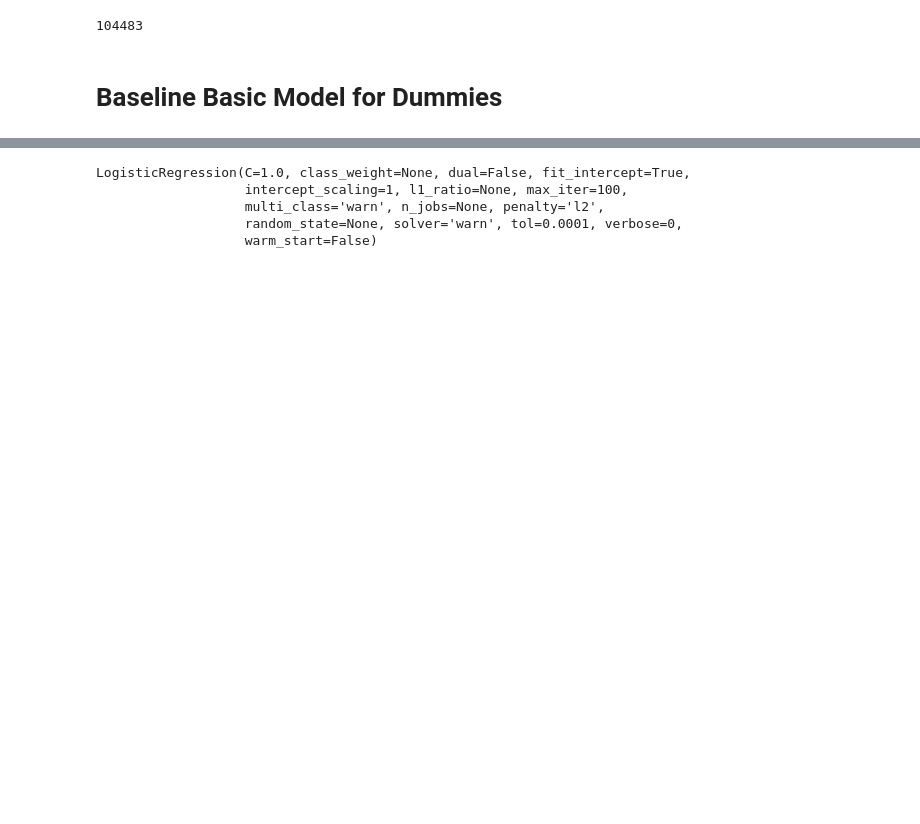
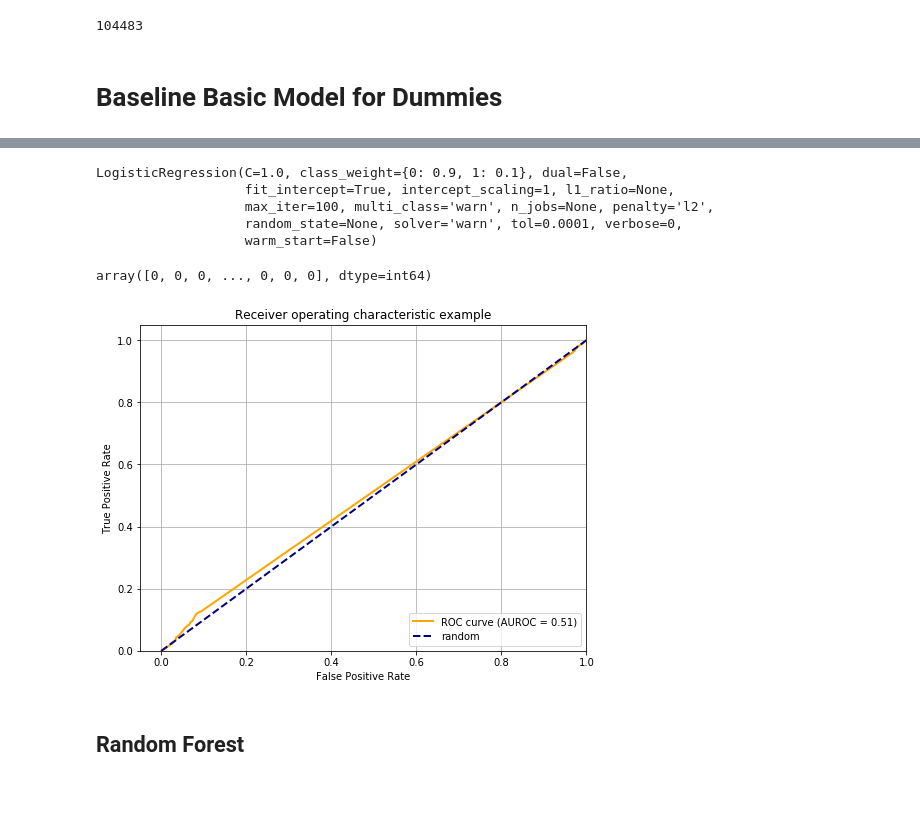
Before and after one commit to fcboss/enthusiatic_geeks_devs, a Jupyter notebook: main.ipynb, the cells around one changed output, grey strips where cells are left out. Drawn from its saved outputs; the diff is of its cells as text; code cells hidden in the pictures; blank space fills up the shorter version.

Commit message:
main_wt_logistic_auc

```diff
--- a/main.ipynb
+++ b/main.ipynb
@@ -142,11 +146,11 @@ y_test = df_test[["isfraud"]]
 # %%
 from sklearn.linear_model import LogisticRegression
 
-lr = LogisticRegression()
+lr = LogisticRegression(class_weight={0:0.9,1:0.1})
 lr.fit(x_train[["amount"]], y_train)
 # %% [output]
-LogisticRegression(C=1.0, class_weight=None, dual=False, fit_intercept=True,
-                   intercept_scaling=1, l1_ratio=None, max_iter=100,
-                   multi_class='warn', n_jobs=None, penalty='l2',
+LogisticRegression(C=1.0, class_weight={0: 0.9, 1: 0.1}, dual=False,
+                   fit_intercept=True, intercept_scaling=1, l1_ratio=None,
+                   max_iter=100, multi_class='warn', n_jobs=None, penalty='l2',
                    random_state=None, solver='warn', tol=0.0001, verbose=0,
                    warm_start=False)
@@ -154,0 +159,2 @@ lr.score(, y_ful)
+# %%
+predicted_proba_logistic = lr.predict_proba(x_train[["amount"]])[:,1]
@@ -155,2 +165,36 @@ lr.score(, y_ful)
+# %%
+roc_auc_logistic = metrics.roc_auc_score(y_train,lr.predict_proba(x_train[["amount"]])[:,1])
+# %%
+lr.predict(x_test[["amount"]])
+# %% [output]
+array([0, 0, 0, ..., 0, 0, 0], dtype=int64)
+# %%
+fpr, tpr, thresholds = metrics.roc_curve(y_score=predicted_proba_logistic, y_true=y_train.isfraud)
+def plot_roc_curve(roc_auc, fpr, tpr):
+    # Function to plot ROC Curve
+    # Note: this is ALL just matplotlib stuff, nothing scientific about it!
+
+    # Inputs:
+    #     roc_auc - AU ROC value (float)
+    #     fpr - false positive rate (output of roc_curve()) array
+    #     tpr - true positive rate (output of roc_curve()) array
+
+    plt.figure(figsize=(8,6))
+    lw = 2
+    plt.plot(fpr, tpr, color='orange', lw=lw, label='ROC curve (AUROC = %0.2f)' % roc_auc)
+    plt.plot([0, 1], [0, 1], color='navy', lw=lw, linestyle='--', label='random')
+    plt.xlim([-0.05, 1.0])
+    plt.ylim([0.0, 1.05])
+    plt.grid()
+    plt.xlabel('False Positive Rate')
+    plt.ylabel('True Positive Rate')
+    plt.title('Receiver operating characteristic example')
+    plt.legend(loc="lower right")
+    plt.show()
+plot_roc_curve(roc_auc_logistic, fpr, tpr)
+# %% [output]
+[figure, added]
+# %% [markdown]
+## Random Forest
 # %% [markdown]
 #
```
Also changed, not shown: parts of 8 cells of this notebook.
